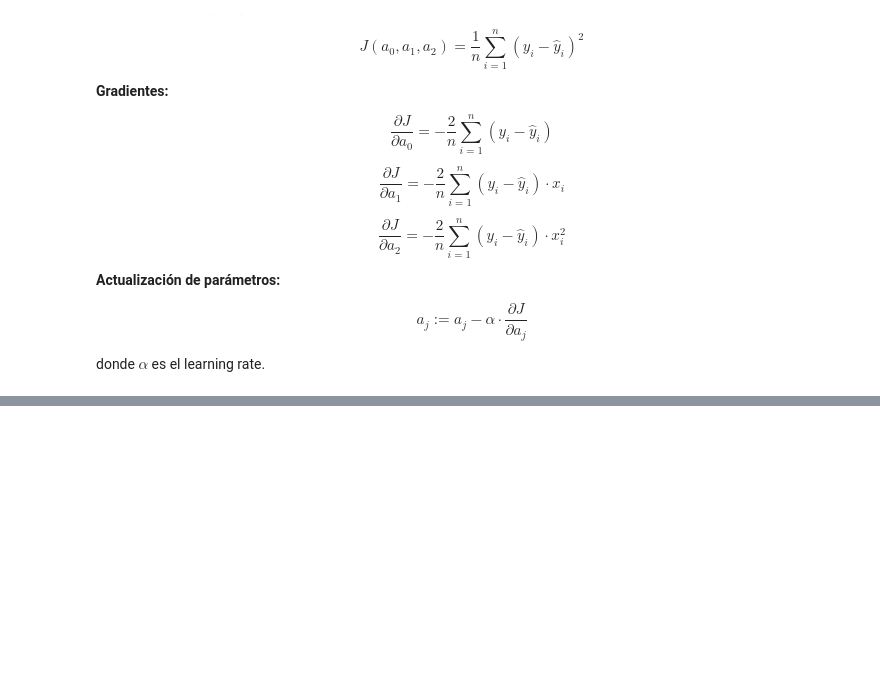
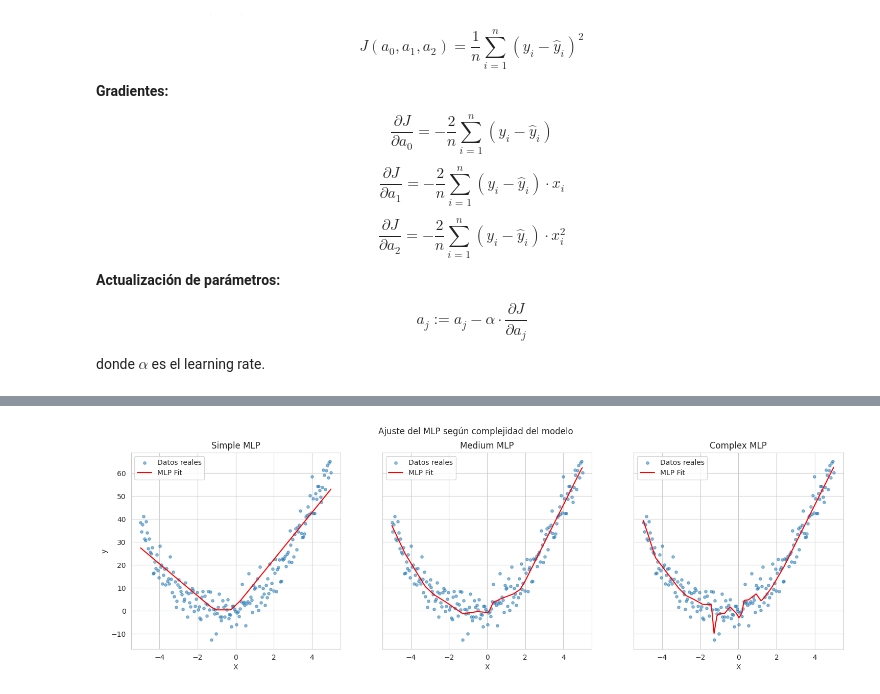
Before and after one commit to MateoJaramillo26/Progreso-3, a Jupyter notebook: ProyectoProgreso3.ipynb, the cells around one changed output, grey strips where cells are left out. Cells and saved outputs as stored; diff of their text form; code cells hidden in the pictures; blank space fills up the shorter version.

```diff
--- a/ProyectoProgreso3.ipynb
+++ b/ProyectoProgreso3.ipynb
@@ -1531,0 +1576,42 @@ PARAMETROS APRENDIDOS:
+# %%
+# 3. Entrenamiento y evaluación
+
+for name, layers in complexities.items():
+    model = MLPRegressor(
+        hidden_layer_sizes=layers,
+        activation='relu',
+        solver='adam',
+        max_iter=3000,
+        random_state=42
+    )
+
+    model.fit(X_train, y_train)
+
+    y_train_pred = model.predict(X_train)
+    y_test_pred = model.predict(X_test)
+
+    results[name] = {
+        "model": model,
+        "train_mse": mean_squared_error(y_train, y_train_pred),
+        "test_mse": mean_squared_error(y_test, y_test_pred),
+        "train_r2": r2_score(y_train, y_train_pred),
+        "test_r2": r2_score(y_test, y_test_pred),
+        "y_pred": model.predict(X)
+    }
+# %%
+# 4. Visualización de los ajustes (por complejidad)
+
+fig, axes = plt.subplots(1, 3, figsize=(18, 5), sharey=True)
+
+for ax, (name, res) in zip(axes, results.items()):
+    ax.scatter(X, y, s=15, alpha=0.5, label="Datos reales")
+    ax.plot(X, res["y_pred"], color="red", label="MLP Fit")
+    ax.set_title(f"{name} MLP")
+    ax.set_xlabel("X")
+    ax.legend()
+
+axes[0].set_ylabel("y")
+plt.suptitle("Ajuste del MLP según complejidad del modelo")
+plt.show()
+# %% [output]
+[figure, added]
```
Also changed, not shown: parts of 41 cells of this notebook.
